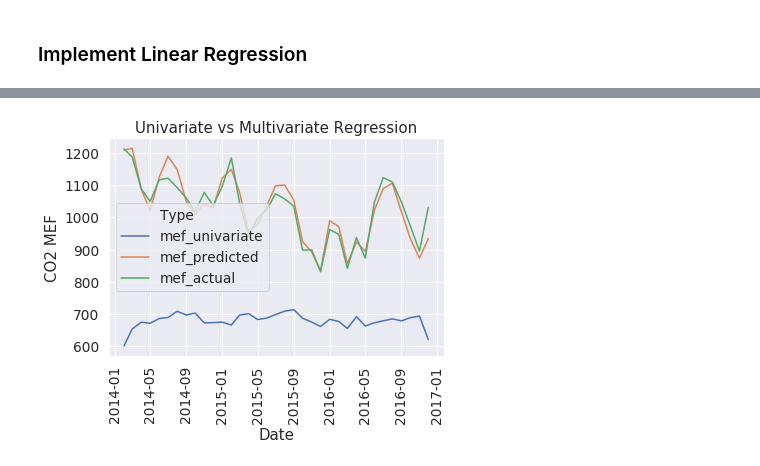
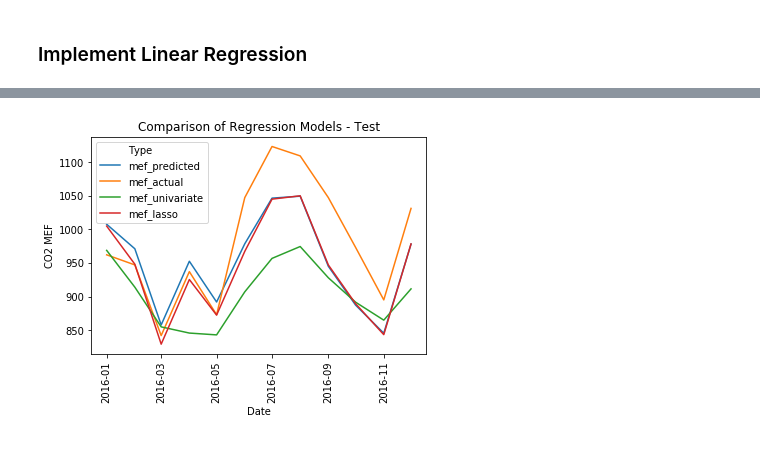
Before and after one commit to amy-wang/thesis2, a Jupyter notebook: reimplement_paper/mefs/uwo-thesis-data1.ipynb, the cells around one changed output, grey strips where cells are left out. Saved outputs shown, nothing was run; the diff lists cells and outputs as text; code cells hidden in the pictures.

```diff
--- a/reimplement_paper/mefs/uwo-thesis-data1.ipynb
+++ b/reimplement_paper/mefs/uwo-thesis-data1.ipynb
@@ -173,0 +402,4 @@ LinearRegression(copy_X=True, fit_intercept=True, n_jobs=None, normalize=True)
+# %%
+# Make predictions using the testing set
+results['mef_lasso'] = reg.predict(X_test)
+#results.index = range(12)
@@ -181,29 +473,0 @@ results.index = range(35)
-# %%
-# Make predictions using the testing set
-results = pd.DataFrame(index = x.index)
-results['mef_predicted'] = lr.predict(x)
-results['mef_actual'] = y['mef']
-
-results.index = range(35)
-
-# Calculate error: sum of (y - y(hat)) / y(hat)^2
-temp = pd.DataFrame()
-temp['diff'] = abs(results['mef_actual'] - results['mef_predicted'])
-temp['error'] = temp['diff'] / (results['mef_actual'])
-print("Test and training error: " + str(temp['error'].mean()))
-
-# Test data
-test = pd.DataFrame(index = X_test.index)
-test['mef_predicted'] = lr.predict(X_test)
-test['mef_actual'] = y_test['mef']
-test['diff'] = abs(test['mef_actual'] - test['mef_predicted'])
-test['error'] = test['diff'] / (test['mef_actual'])
-print("Test error: " + str(test['error'].mean()))
-
-# Training data
-train = pd.DataFrame(index = X_train.index)
-train['mef_predicted'] = lr.predict(X_train)
-train['mef_actual'] = y_train['mef']
-train['diff'] = abs(train['mef_actual'] - train['mef_predicted'])
-train['error'] = train['diff'] / (train['mef_actual'])
-print("Test error: " + str(train['error'].mean()))
@@ -222,11 +491,11 @@ Results of this paper: https://pubs.acs.org/doi/10.1021/acs.est.8b06586
 df_compare = pd.read_csv("mef-regression.csv", index_col=0)
 df_compare = df_compare.loc[df_compare['pollutant'] == 'co2']
 
-df_compare = df_compare[['year', 'month', 'factor']]
-df_compare = df_compare[df_compare['year'].isin(['2014', '2015', '2016'])]
+df_compare = df_compare[['year', 'month']]
+df_compare = df_compare[df_compare['year'].isin(['2016'])]
 
-df_compare.columns = ['year', 'month', 'mef_univariate']
-df_compare.index = range(35)
+df_compare.columns = ['year', 'month']
+df_compare.index = range(12)
 # %%
 df_compare = df_compare.join(results)
 df_compare
@@ -258,10 +523,10 @@ df_graph['date'] = pd.to_datetime(df_graph['date'])
 # %%
 sns.lineplot(x='date', y="mef", hue="Type", data=df_graph)
 
-plt.title("Univariate vs Multivariate Regression")
+plt.title("Comparison of Regression Models - Test")
 plt.xlabel('Date')
 plt.ylabel('CO2 MEF')
 _=plt.xticks(rotation=90)
 plt.show()
 # %% [output]
-[figure, old version]
+[figure, new version]
```
Also changed, not shown: parts of 53 cells of this notebook, 10 other files.
